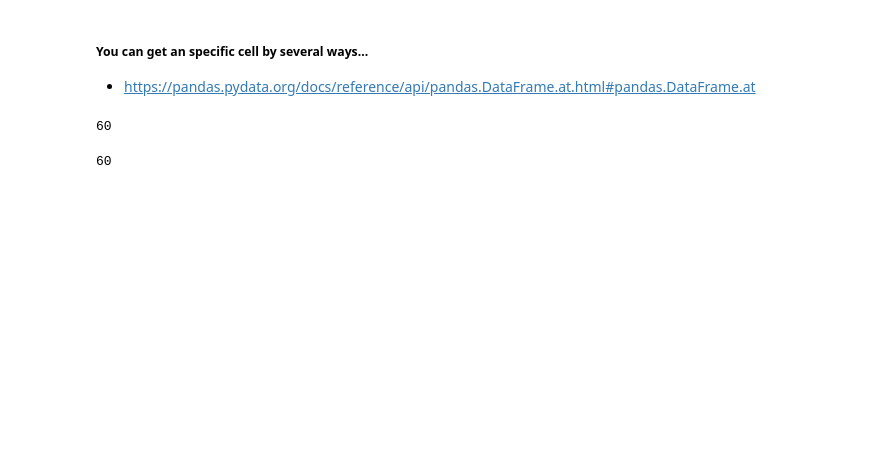
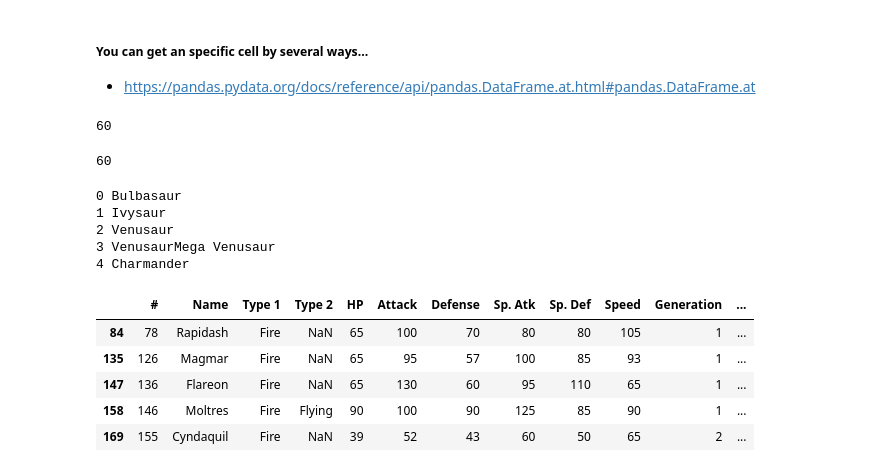
Before and after one commit to JhonSanz/pandas_numpy, a Jupyter notebook: part1.ipynb, the cells around one changed output. Cells and saved outputs as stored; diff of their text form; code cells hidden in the pictures; blank space fills up the shorter version.

```diff
--- a/pandas.ipynb
+++ b/part1.ipynb
@@ -185,3 +194,24 @@ df.iloc[1, 4]
 df.at[1, 'HP']
 # %% [output]
 60
+# %%
+# You can also select rows iterating over those.
+for index, row in df[0:5].iterrows():
+    print(index, row['Name'])
+# %% [output]
+0 Bulbasaur
+1 Ivysaur
+2 Venusaur
+3 VenusaurMega Venusaur
+4 Charmander
+# %%
+# And something great is to select rows based on conditions
+# https://pandas.pydata.org/docs/reference/api/pandas.DataFrame.loc.html
+df.loc[df['Type 1'] == 'Fire'][10:15]
+# %% [output]
+|  | # | Name | Type 1 | Type 2 | HP | Attack | Defense | Sp. Atk | Sp. Def | Speed | Generation | ... |
+| 84 | 78 | Rapidash | Fire | NaN | 65 | 100 | 70 | 80 | 80 | 105 | 1 | ... |
+| 135 | 126 | Magmar | Fire | NaN | 65 | 95 | 57 | 100 | 85 | 93 | 1 | ... |
+| 147 | 136 | Flareon | Fire | NaN | 65 | 130 | 60 | 95 | 110 | 65 | 1 | ... |
+| 158 | 146 | Moltres | Fire | Flying | 90 | 100 | 90 | 125 | 85 | 90 | 1 | ... |
+| 169 | 155 | Cyndaquil | Fire | NaN | 39 | 52 | 43 | 60 | 50 | 65 | 2 | ... |
```
Also changed, not shown: parts of 5 cells of this notebook, 1 other file.
